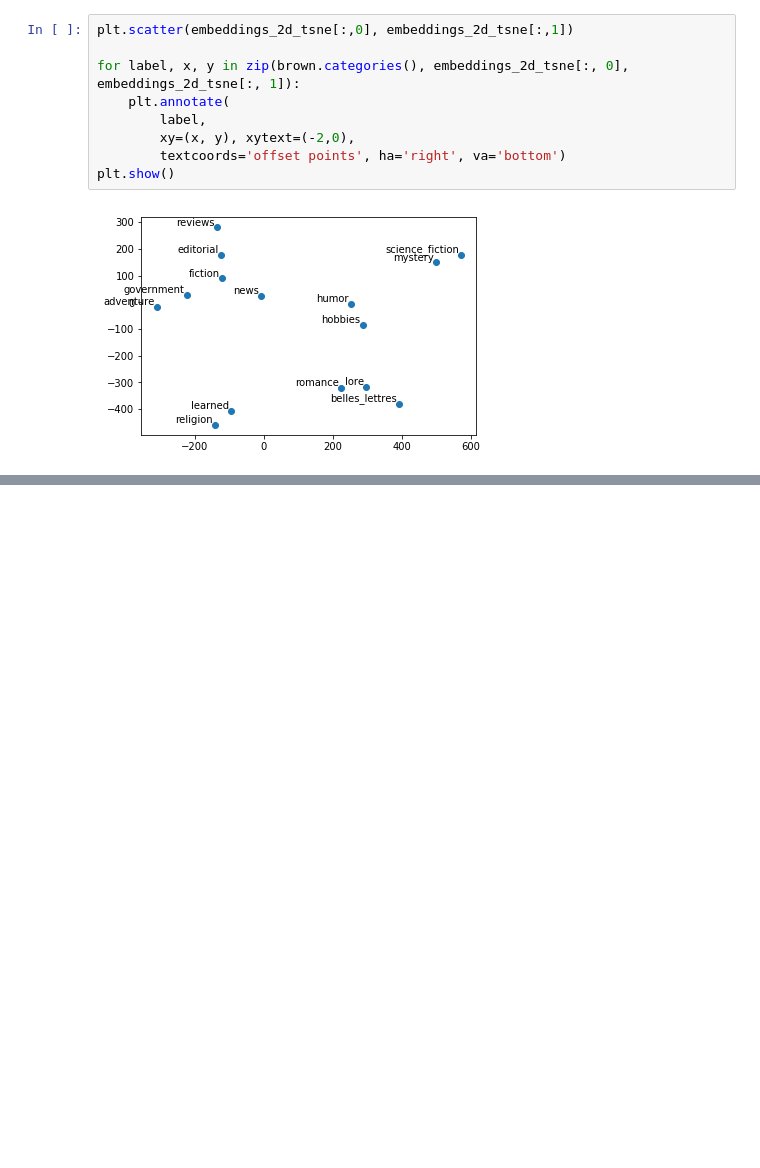
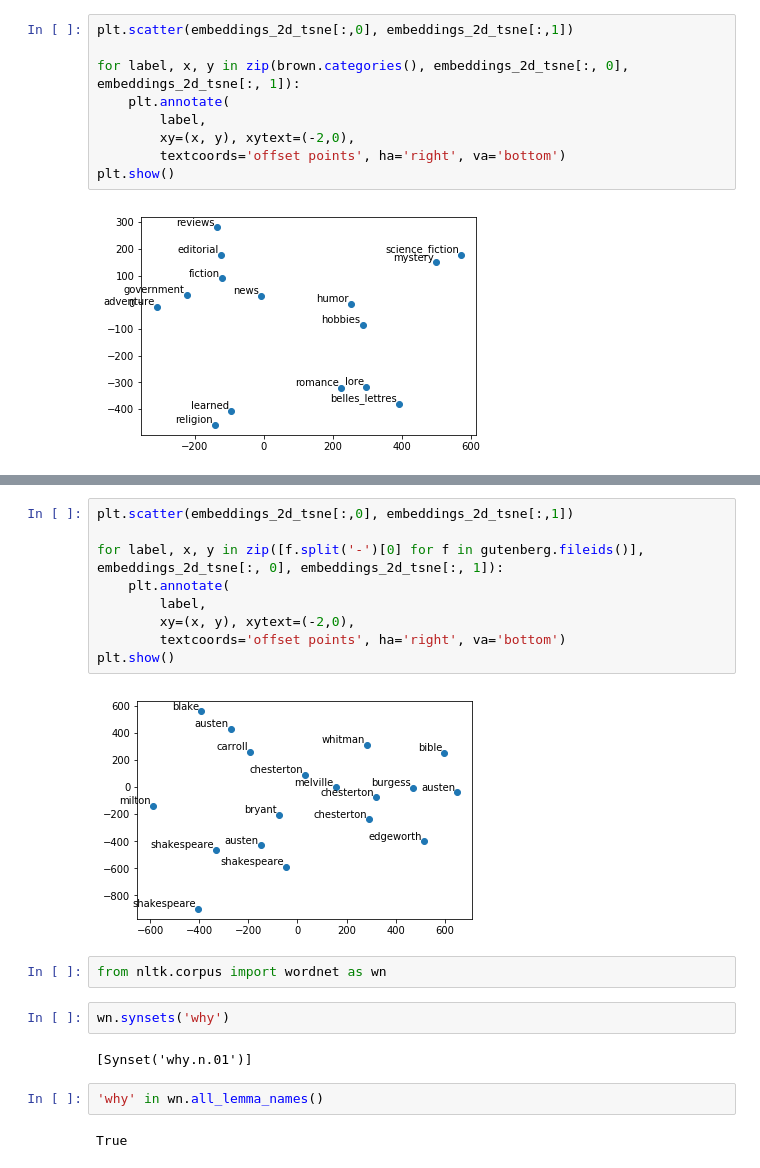
Before and after one commit to jonbleiberg88/LING227_finalproject, a Jupyter notebook: synonym_pertubation.ipynb, the cells around one changed output, grey strips where cells are left out. Cells and saved outputs as stored; diff of their text form; blank space fills up the shorter version.

```diff
--- a/synonym_pertubation.ipynb
+++ b/synonym_pertubation.ipynb
@@ -210,0 +321,21 @@ plt.show()
+# %%
+plt.scatter(embeddings_2d_tsne[:,0], embeddings_2d_tsne[:,1])
+
+for label, x, y in zip([f.split('-')[0] for f in gutenberg.fileids()], embeddings_2d_tsne[:, 0], embeddings_2d_tsne[:, 1]):
+    plt.annotate(
+        label,
+        xy=(x, y), xytext=(-2,0),
+        textcoords='offset points', ha='right', va='bottom')
+plt.show()
+# %% [output]
+[figure, added]
+# %%
+from nltk.corpus import wordnet as wn
+# %%
+wn.synsets('why')
+# %% [output]
+[Synset('why.n.01')]
+# %%
+'why' in wn.all_lemma_names()
+# %% [output]
+True
```
Also changed, not shown: parts of 13 cells of this notebook, 1 other file.
